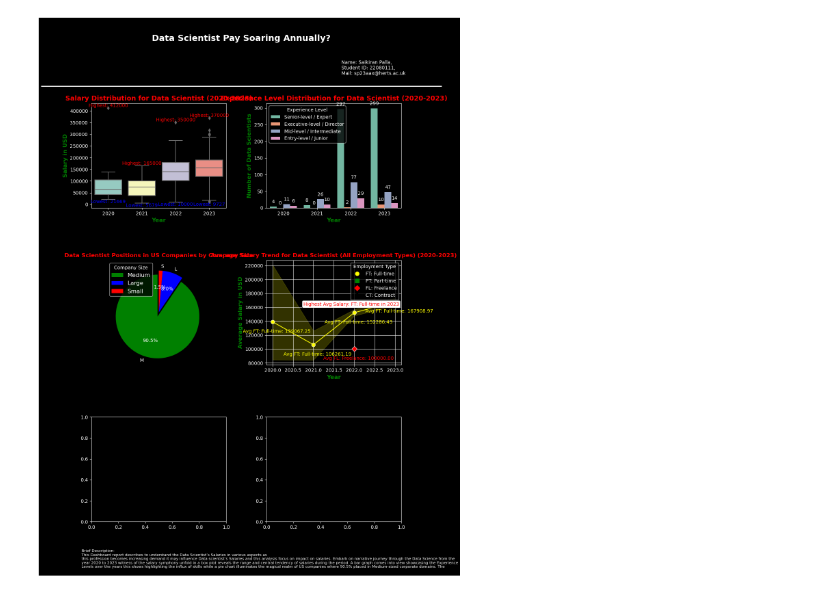
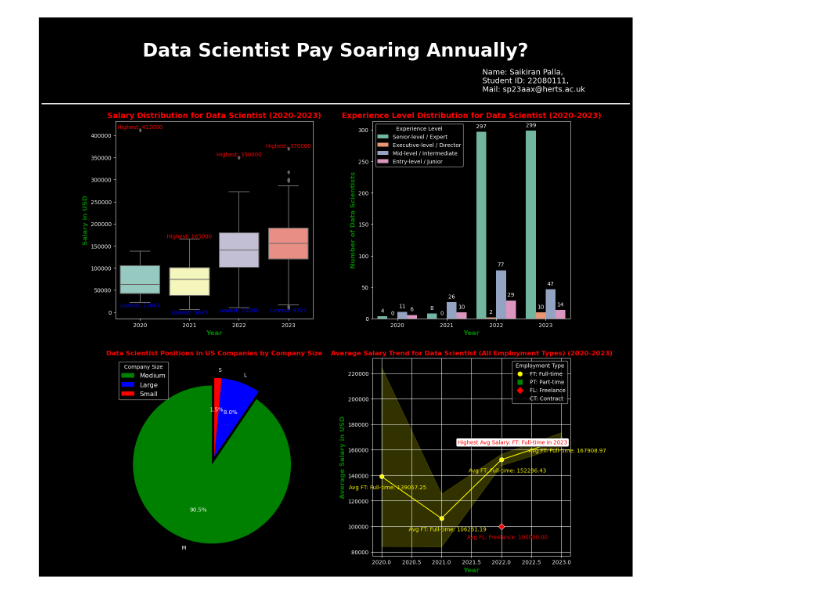
Before and after one commit to sp23aax/Infographics-Project, a Jupyter notebook: 22080111.ipynb, the cells around one changed output. Cells and saved outputs as stored; diff of their text form; code cells hidden in the pictures.

Commit message:
just updated clearly without errors and overlaping the visualisation

```diff
--- a/22080111.ipynb
+++ b/22080111.ipynb
@@ -1,15 +1,15 @@
 # %%
-# import required libraries for infographics visualization
+# import required libararies to infographics visualisation
 import numpy as np
 import pandas as pd
 import matplotlib.pyplot as plt
 import seaborn as sns
 import matplotlib.lines as mlines
 
-# Loading the CSV formatted dataset into the Python script
+# Loading the CSV formated dataset to the python script
 df = pd.read_csv('ds_salaries.csv')
 
-# handling missing values in the data
+#  handling missing values in the data
 nan_values = df.isna()
 df_nan = df.dropna()
 new_df = pd.DataFrame(df_nan).reset_index(drop=True)
@@ -27,20 +27,20 @@ with open("summary_statistics.txt", "w") as text_file:
 # Setting dark black background color for the A4 page
 plt.style.use('dark_background')
 
-# Creating a white-bordered A4-sized page
-fig, axs = plt.subplots(3, 2, figsize=(11.69, 16.53), edgecolor='white', linewidth=2, facecolor='black')
+# Creating a white-bordered to the A4 sized
+fig, axs = plt.subplots(2, 2, figsize=(15, 15), edgecolor='white', linewidth=2)
 
 # Adding header to A4 page title and my details
 fig.text(0.5, 0.98, '\n ')
-fig.text(0.5, 0.96, '\nData Scientist Pay Soaring Annually?', color='white', weight='bold', fontsize=18, ha='center')
-fig.text(0.75, 0.90, 'Name: Saikiran Palla,\nStudent ID: 22080111,\nMail: sp23aax@herts.ac.uk', color='white', fontsize=10, ha='left')
+fig.text(0.5, 0.96, '\nData Scientist Pay Soaring Annually?', color='white', weight='bold', fontsize=34, ha='center')
+fig.text(0.75, 0.90, 'Name: Saikiran Palla,\nStudent ID: 22080111,\nMail: sp23aax@herts.ac.uk', color='white', fontsize=14, ha='left')
 
 # Adding a white divider line
 divider_line = mlines.Line2D([0, 1], [0.88, 0.88], color='white', linewidth=2, transform=fig.transFigure)
 fig.lines.extend([divider_line])
-
 # Adding some space for the header and divider line
 plt.subplots_adjust(top=0.85)
+
 
 # Visualization 1: Salary Distribution Over Years
 filtered_data = df[df['job_title'] == 'Data Scientist']
@@ -69,8 +69,8 @@ axs[0, 1].set_xlabel('Year', color='green', weight='bold', fontsize=12)
 axs[0, 1].set_ylabel('Number of Data Scientists', color='green', weight='bold', fontsize=12)
 axs[0, 1].legend(title='Experience Level')
 
-# Add spacing to the subplot that will be visible clearly height and width
-plt.subplots_adjust(hspace=0.5, wspace=0.3)
+# Add spaceing to the subplot that will be visuable clearly height and width
+plt.subplots_adjust(hspace=0.2, wspace=0.3)
 
 # Subplot 3: Company Size Distribution in the US
 filtered_data_company = df[(df['job_title'] == 'Data Scientist') & (df['company_location'] == 'US')]
@@ -87,44 +87,34 @@ selected_employment_types = ['FT', 'PT', 'FL', 'CT']
 employment_type_info = {
     'FT': {'label': 'FT: Full-time', 'color': 'yellow', 'symbol': 'o'},
     'PT': {'label': 'PT: Part-time', 'color': 'green', 'symbol': 's'},
     'FL': {'label': 'FL: Freelance', 'color': 'red', 'symbol': 'D'},
     'CT': {'label': 'CT: Contract', 'color': 'black', 'symbol': 'd'}
 }
 avg_salary_dict = {}
 for i, emp_type in enumerate(selected_employment_types):
     emp_type_data = filtered_data_company[filtered_data_company['employment_type'] == emp_type]
     color = employment_type_info[emp_type]['color']
     symbol = employment_type_info[emp_type]['symbol']
     sns.lineplot(x='work_year', y='salary_in_usd', data=emp_type_data, label=f'{employment_type_info[emp_type]["label"]}', color=color, marker=symbol, markersize=8, ax=axs[1, 1])
     for year in sorted(emp_type_data['work_year'].unique()):
         avg_salary = emp_type_data[emp_type_data['work_year'] == year]['salary_in_usd'].mean()
         avg_salary_dict[(year, emp_type)] = avg_salary
         axs[1, 1].annotate(f'Avg {employment_type_info[emp_type]["label"]}: {avg_salary:.2f}', xy=(year + 0.1, avg_salary), ha='center', va='top', color=color, textcoords='offset points', xytext=(0, -15))
 max_avg_entry = max(avg_salary_dict, key=avg_salary_dict.get)
 max_avg_label = employment_type_info[max_avg_entry[1]]['label']
 max_avg_position = (max(filtered_data_company['work_year']) + 0.1, avg_salary_dict[max_avg_entry])
 axs[1, 1].annotate(f'Highest Avg Salary: {max_avg_label} in {max_avg_entry[0]}', xy=max_avg_position, ha='right', va='top', color='red', backgroundcolor='blue', bbox=dict(boxstyle='round,pad=0.3', edgecolor='black', facecolor='white'))
 legend_handles = [mlines.Line2D([], [], color=employment_type_info[emp_type]['color'], marker=employment_type_info[emp_type]['symbol'], linestyle='None', markersize=8, label=employment_type_info[emp_type]['label']) for emp_type in selected_employment_types]
 axs[1, 1].legend(handles=legend_handles, title='Employment Type')
 axs[1, 1].set_title('Average Salary Trend for Data Scientist (All Employment Types) (2020-2023)', color='red', weight='bold', fontsize=12)
 axs[1, 1].set_xlabel('Year', color='green', weight='bold', fontsize=12)
 axs[1, 1].set_ylabel('Average Salary in USD', color='green', weight='bold', fontsize=12)
 axs[1, 1].grid(True)
 
-# Footer
-footer_text = """
-Brief Description:
-This Dashboard report describes to understand the Data Scientist’s Salaries in various aspects as
-this profession becomes increasing demand it may influence Data scientist’s Salaries and this analysis focus on impact on salaries. Embark on narrative journey through the Data Science from the year 2020 to 2023 witness of the salary symphony unfold in a box plot reveals the range and central tendency of salaries during the period. A bar graph comes into view showcasing the Experience Levels over the years this shows highlighting the influx of skills while a pie chart illuminates the magical realm of US companies where 90.5% placed in Medium-sized corporate domains. The
-"""
+# Saving the infographic as a PNG file
+plt.savefig("22080111.png", dpi=300)
 
-# Adding the description as a footer
-fig.text(0.1, 0.02, footer_text, color='white', fontsize=8, ha='left', va='bottom', wrap=True)
-
-# Save the infographic as a PNG file
-plt.savefig("22080111_infographic.png", dpi=300, bbox_inches='tight', pad_inches=0.5)
-
-# Show the plot
+# Show the plot instead of saving it
 plt.show()
 # %% [output]
-[figure, old version]
+[figure, new version]
```
